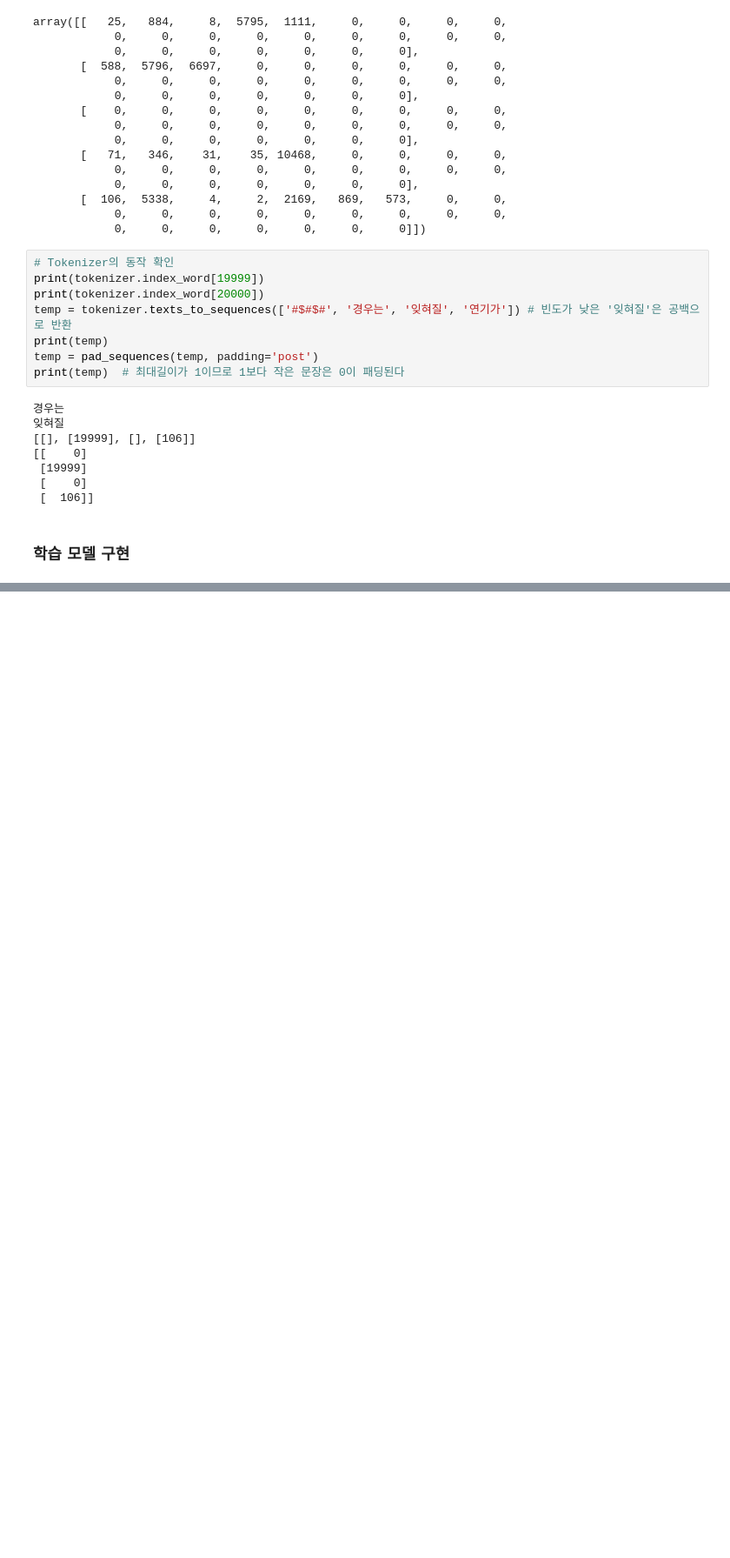
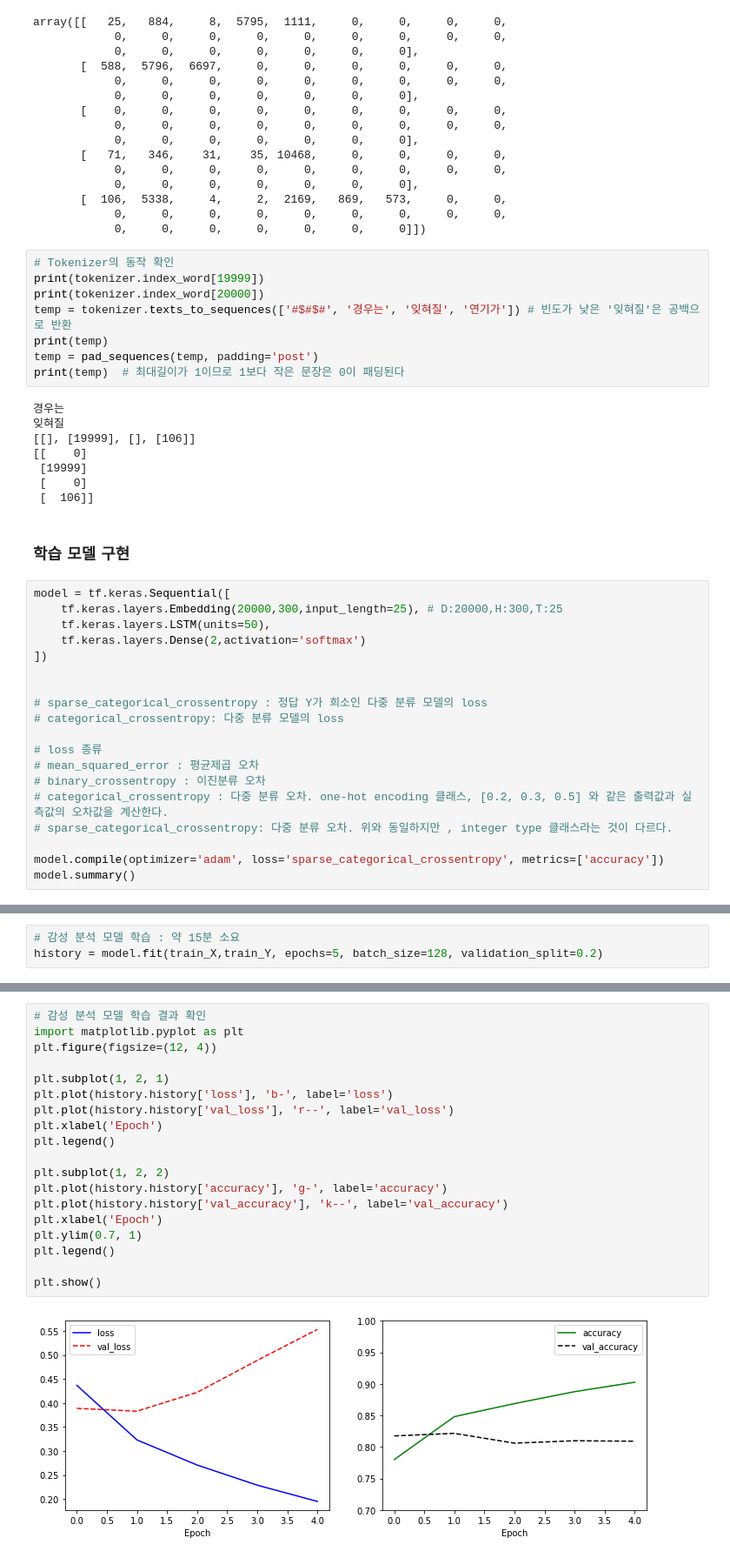
Before and after one commit to peterdesk/nlp1310, a Jupyter notebook: 07_자연어처리활용/04_감성분석.ipynb, the cells around one changed output, grey strips where cells are left out. Shown at 87% size. Drawn from its saved outputs; the diff is of its cells as text; blank space fills up the shorter version.

```diff
--- a/07_자연어처리활용/04_감성분석.ipynb
+++ b/07_자연어처리활용/04_감성분석.ipynb
@@ -195,3 +195,22 @@ print(temp)  # 최대길이가 1이므로 1보다 작은 문장은 0이 패딩
  [  106]]
 # %% [markdown]
 ### 학습 모델 구현
+# %%
+model = tf.keras.Sequential([
+    tf.keras.layers.Embedding(20000,300,input_length=25), # D:20000,H:300,T:25
+    tf.keras.layers.LSTM(units=50),
+    tf.keras.layers.Dense(2,activation='softmax')
+])
+
+
+# sparse_categorical_crossentropy : 정답 Y가 희소인 다중 분류 모델의 loss
+# categorical_crossentropy: 다중 분류 모델의 loss
+
+# loss 종류
+# mean_squared_error : 평균제곱 오차
+# binary_crossentropy : 이진분류 오차
+# categorical_crossentropy : 다중 분류 오차. one-hot encoding 클래스, [0.2, 0.3, 0.5] 와 같은 출력값과 실측값의 오차값을 계산한다.
+# sparse_categorical_crossentropy: 다중 분류 오차. 위와 동일하지만 , integer type 클래스라는 것이 다르다.
+
+model.compile(optimizer='adam', loss='sparse_categorical_crossentropy', metrics=['accuracy'])
+model.summary()
@@ -197,0 +232,3 @@ print(temp)  # 최대길이가 1이므로 1보다 작은 문장은 0이 패딩
+# %%
+# 감성 분석 모델 학습 : 약 15분 소요
+history = model.fit(train_X,train_Y, epochs=5, batch_size=128, validation_split=0.2)
@@ -197,0 +254,21 @@ print(temp)  # 최대길이가 1이므로 1보다 작은 문장은 0이 패딩
+# %%
+# 감성 분석 모델 학습 결과 확인
+import matplotlib.pyplot as plt
+plt.figure(figsize=(12, 4))
+
+plt.subplot(1, 2, 1)
+plt.plot(history.history['loss'], 'b-', label='loss')
+plt.plot(history.history['val_loss'], 'r--', label='val_loss')
+plt.xlabel('Epoch')
+plt.legend()
+
+plt.subplot(1, 2, 2)
+plt.plot(history.history['accuracy'], 'g-', label='accuracy')
+plt.plot(history.history['val_accuracy'], 'k--', label='val_accuracy')
+plt.xlabel('Epoch')
+plt.ylim(0.7, 1)
+plt.legend()
+
+plt.show()
+# %% [output]
+[figure, added]
```
Also changed, not shown: parts of 21 cells of this notebook.
